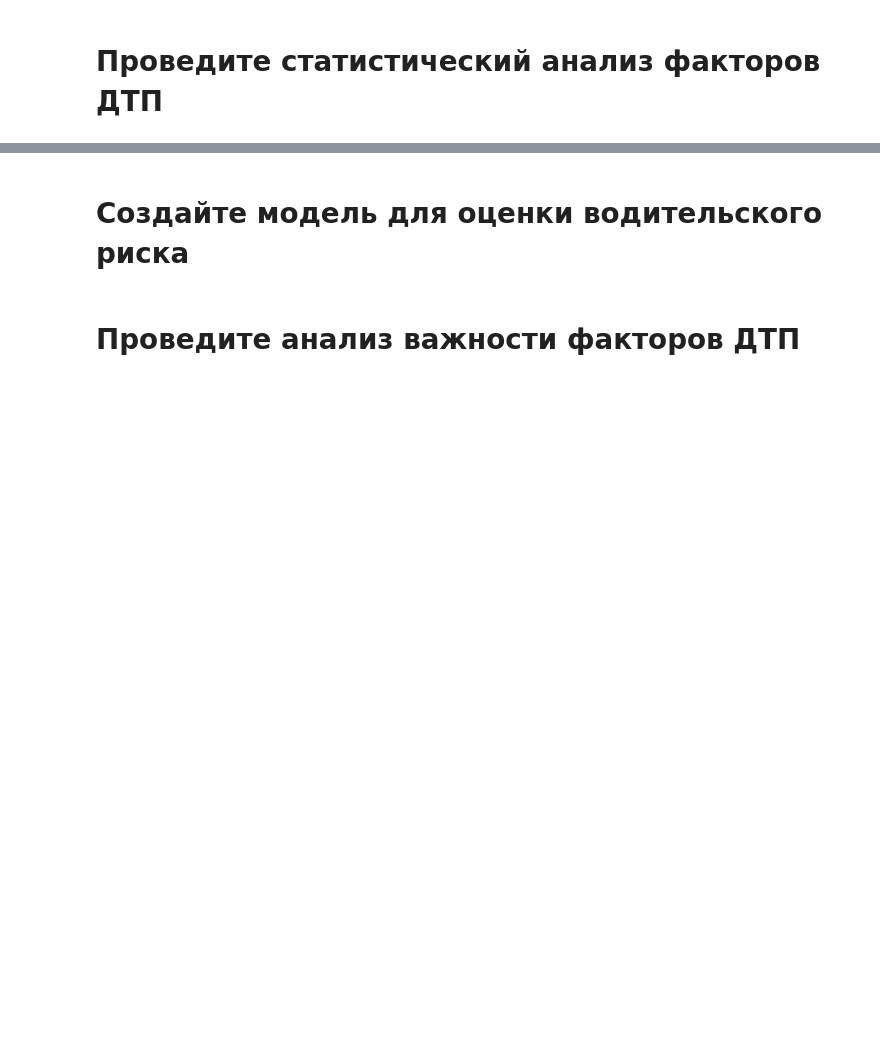
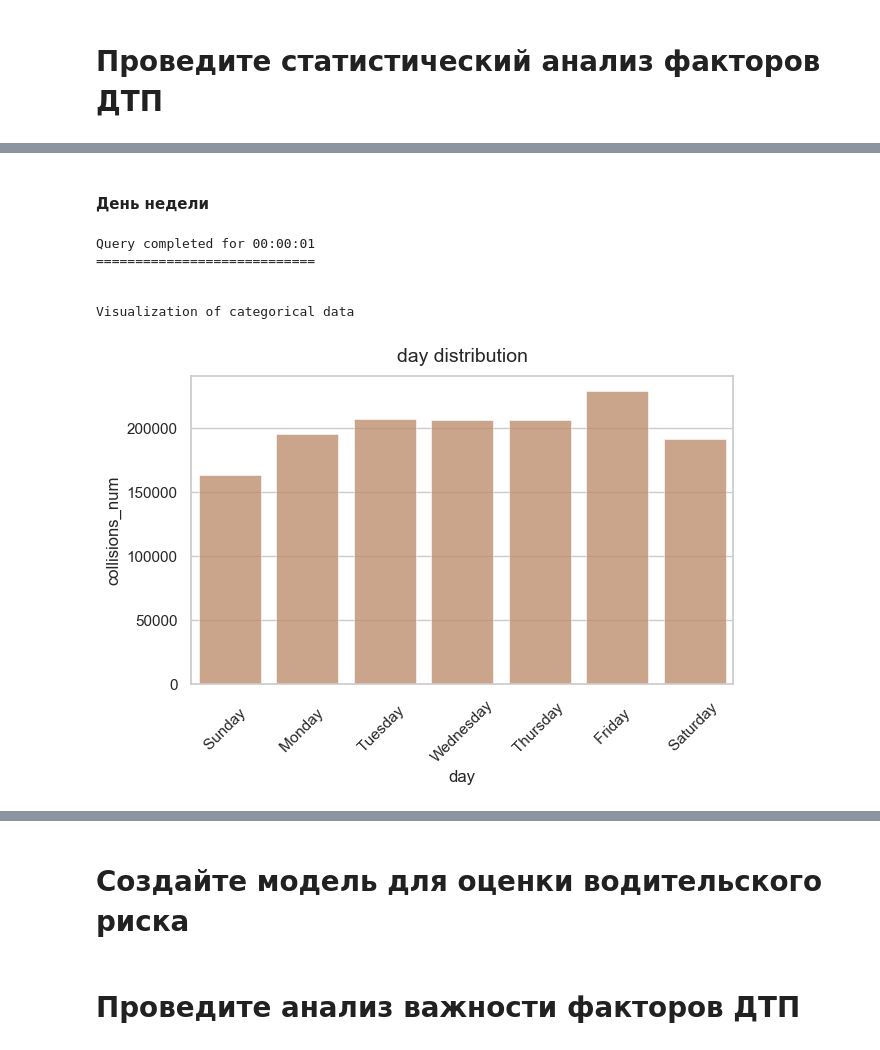
Before and after one commit to AdamCage/road-accident-risk-assessment, a Jupyter notebook: ssss.ipynb, the cells around one changed output, grey strips where cells are left out. Cells and saved outputs as stored; diff of their text form; code cells hidden in the pictures; blank space fills up the shorter version.

```diff
--- a/ssss.ipynb
+++ b/ssss.ipynb
@@ -280,0 +719,35 @@ Memory usage:            198.2+ MB
+# %% [markdown]
+#### День недели
+# %%
+analyze_data(
+    dtype="categories",
+    data=sql_query(
+        """
+        SELECT
+            day,
+            collisions_num
+        FROM (
+            SELECT
+                EXTRACT(DOW FROM collision_date) AS day_num,
+                to_char(collision_date, 'Day') AS day,
+                COUNT(*) AS collisions_num
+            FROM
+                collisions
+            GROUP BY
+                day_num,
+                to_char(collision_date, 'Day')
+            ORDER BY
+                day_num ASC
+        ) AS t;
+        """
+    ),
+    x="day", y="collisions_num",
+    figsize=(7, 4)
+)
+# %% [output]
+Query completed for 00:00:01
+============================
+
+
+Visualization of categorical data
+[figure, added]
```
Also changed, not shown: parts of 30 cells of this notebook.
